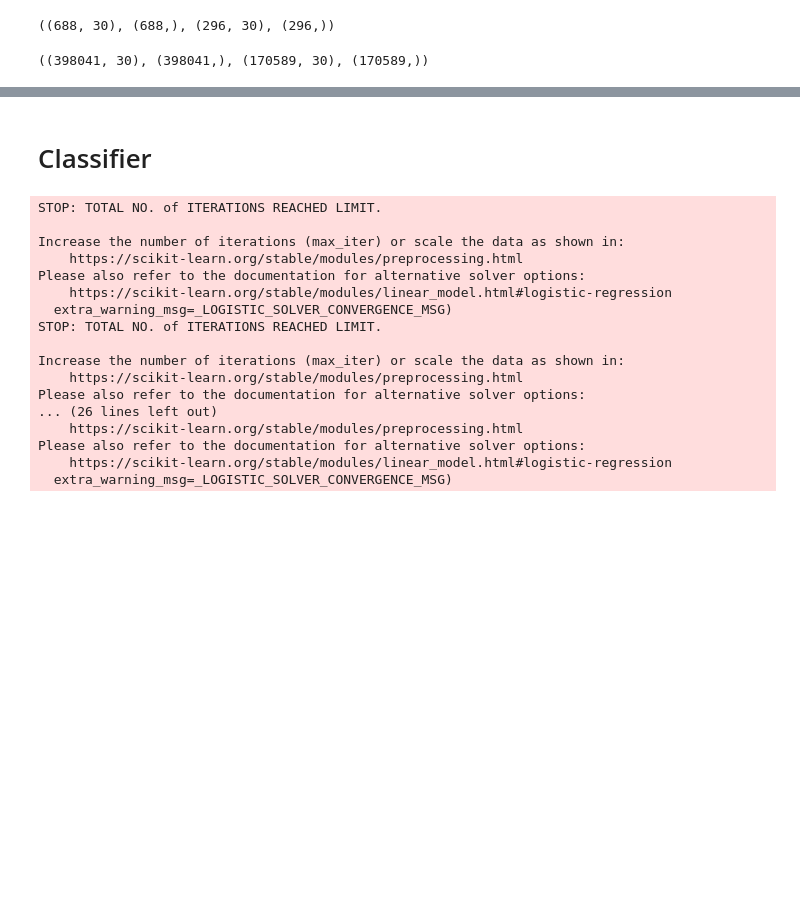
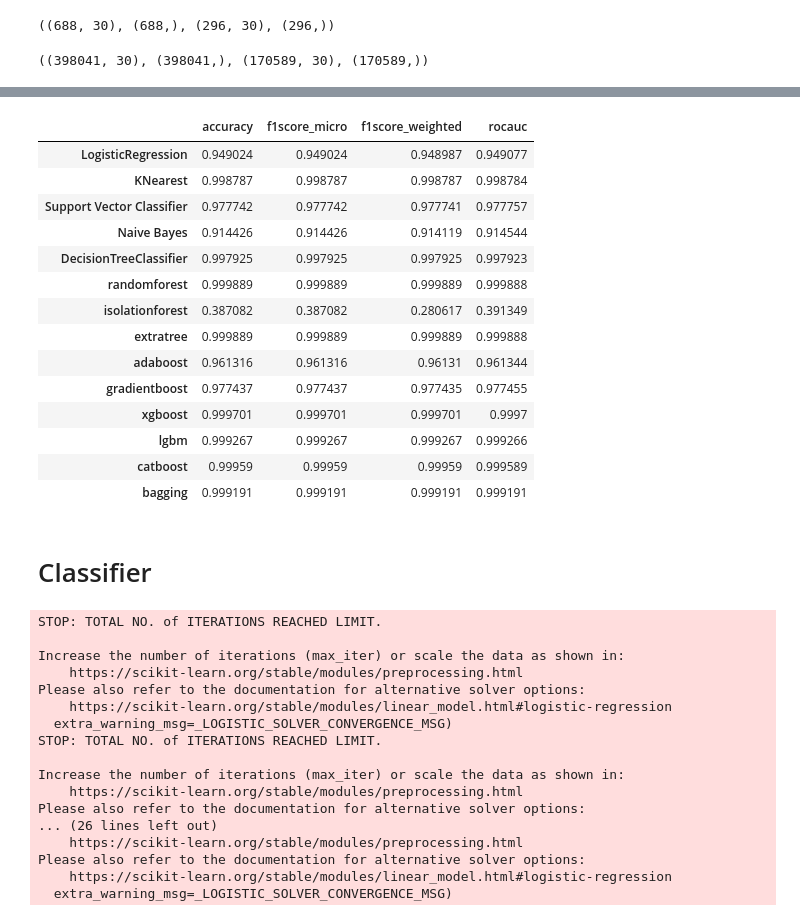
Before and after one commit to bluvory/Fraud_Detection, a Jupyter notebook: allMethod.ipynb, the cells around one changed output, grey strips where cells are left out. Cells and saved outputs as stored; diff of their text form; code cells hidden in the pictures; blank space fills up the shorter version.

```diff
--- a/allMethod.ipynb
+++ b/allMethod.ipynb
@@ -96,3 +285,21 @@ X_train_ov.shape, y_train_ov.shape, X_test_ov.shape, y_test_ov.shape
+# %%
+oversampling_res
+# %% [output]
+|  | accuracy | f1score_micro | f1score_weighted | rocauc |
+| LogisticRegression | 0.949024 | 0.949024 | 0.948987 | 0.949077 |
+| KNearest | 0.998787 | 0.998787 | 0.998787 | 0.998784 |
+| Support Vector Classifier | 0.977742 | 0.977742 | 0.977741 | 0.977757 |
+| Naive Bayes | 0.914426 | 0.914426 | 0.914119 | 0.914544 |
+| DecisionTreeClassifier | 0.997925 | 0.997925 | 0.997925 | 0.997923 |
+| randomforest | 0.999889 | 0.999889 | 0.999889 | 0.999888 |
+| isolationforest | 0.387082 | 0.387082 | 0.280617 | 0.391349 |
+| extratree | 0.999889 | 0.999889 | 0.999889 | 0.999888 |
+| adaboost | 0.961316 | 0.961316 | 0.96131 | 0.961344 |
+| gradientboost | 0.977437 | 0.977437 | 0.977435 | 0.977455 |
+| xgboost | 0.999701 | 0.999701 | 0.999701 | 0.9997 |
+| lgbm | 0.999267 | 0.999267 | 0.999267 | 0.999266 |
+| catboost | 0.99959 | 0.99959 | 0.99959 | 0.999589 |
+| bagging | 0.999191 | 0.999191 | 0.999191 | 0.999191 |
 # %% [markdown]
 # Classifier
 # %%
```
Also changed, not shown: parts of 9 cells of this notebook, 7 other files.
